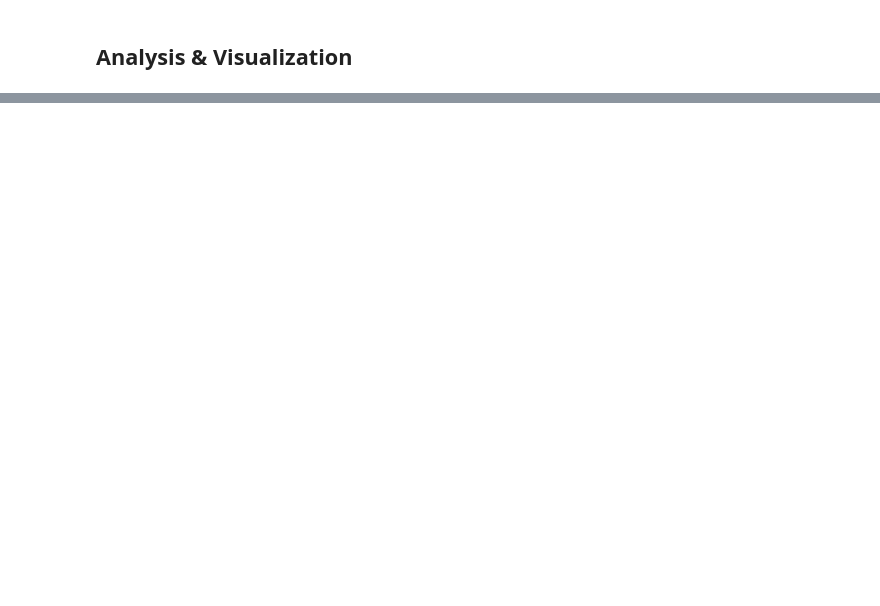
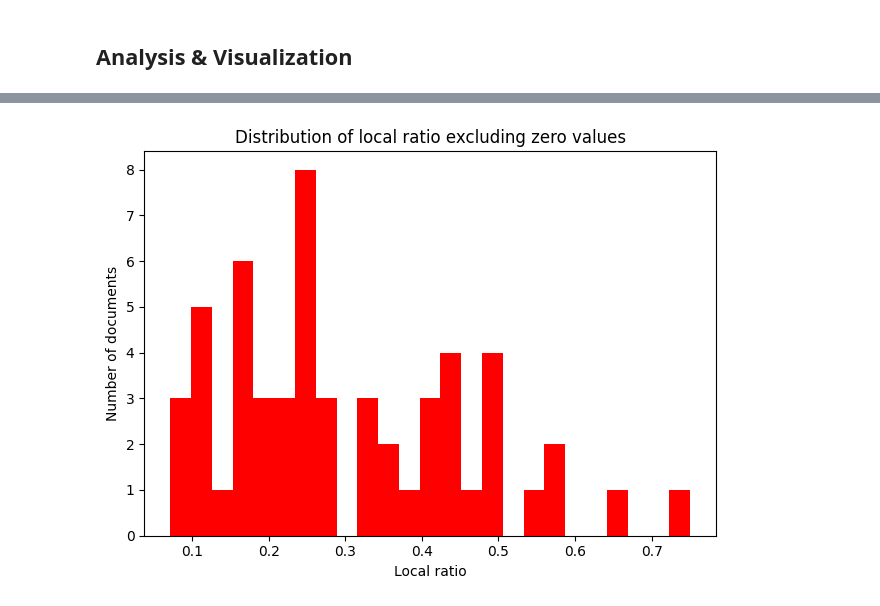
Before and after one commit to Yasmxne/NLP_Project_SpatialAnalysis, a Jupyter notebook: notebooks/03_analysis_visualization.ipynb, the cells around one changed output, grey strips where cells are left out. Drawn from its saved outputs; the diff is of its cells as text; code cells hidden in the pictures; blank space fills up the shorter version.

```diff
--- a/notebooks/03_analysis_visualization.ipynb
+++ b/notebooks/03_analysis_visualization.ipynb
@@ -54,0 +148,12 @@ df_analysis[["locations", "locations_clean"]].head(20)
+# %%
+local_nonzero = df[df["local_ratio"] > 0]["local_ratio"]
+
+local_nonzero.plot(kind="hist", bins=25, color="red")
+
+plt.title("Distribution of local ratio excluding zero values")
+plt.xlabel("Local ratio")
+plt.ylabel("Number of documents")
+plt.tight_layout()
+plt.show()
+# %% [output]
+[figure, added]
```
Also changed, not shown: parts of 12 cells of this notebook, 1 other file.
